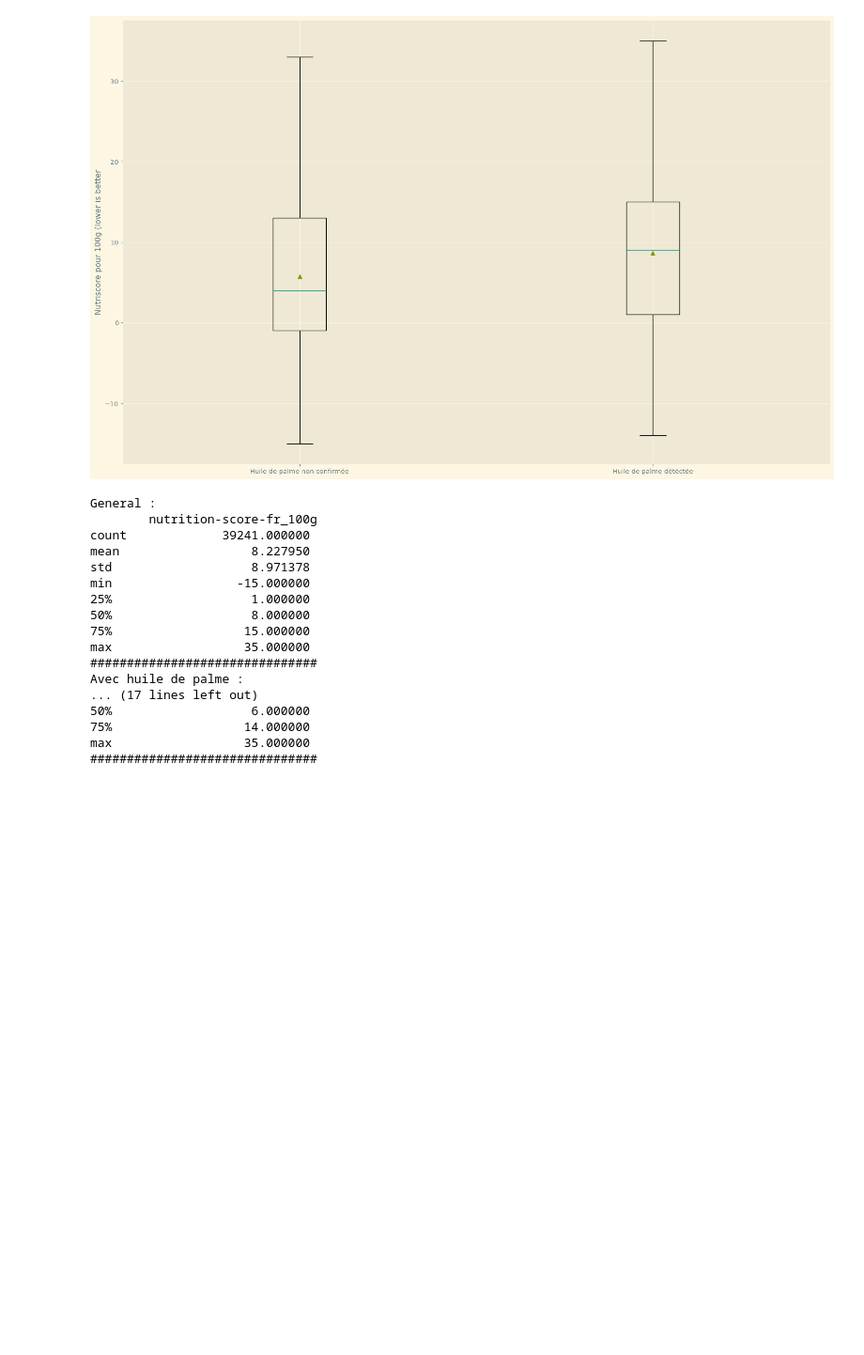
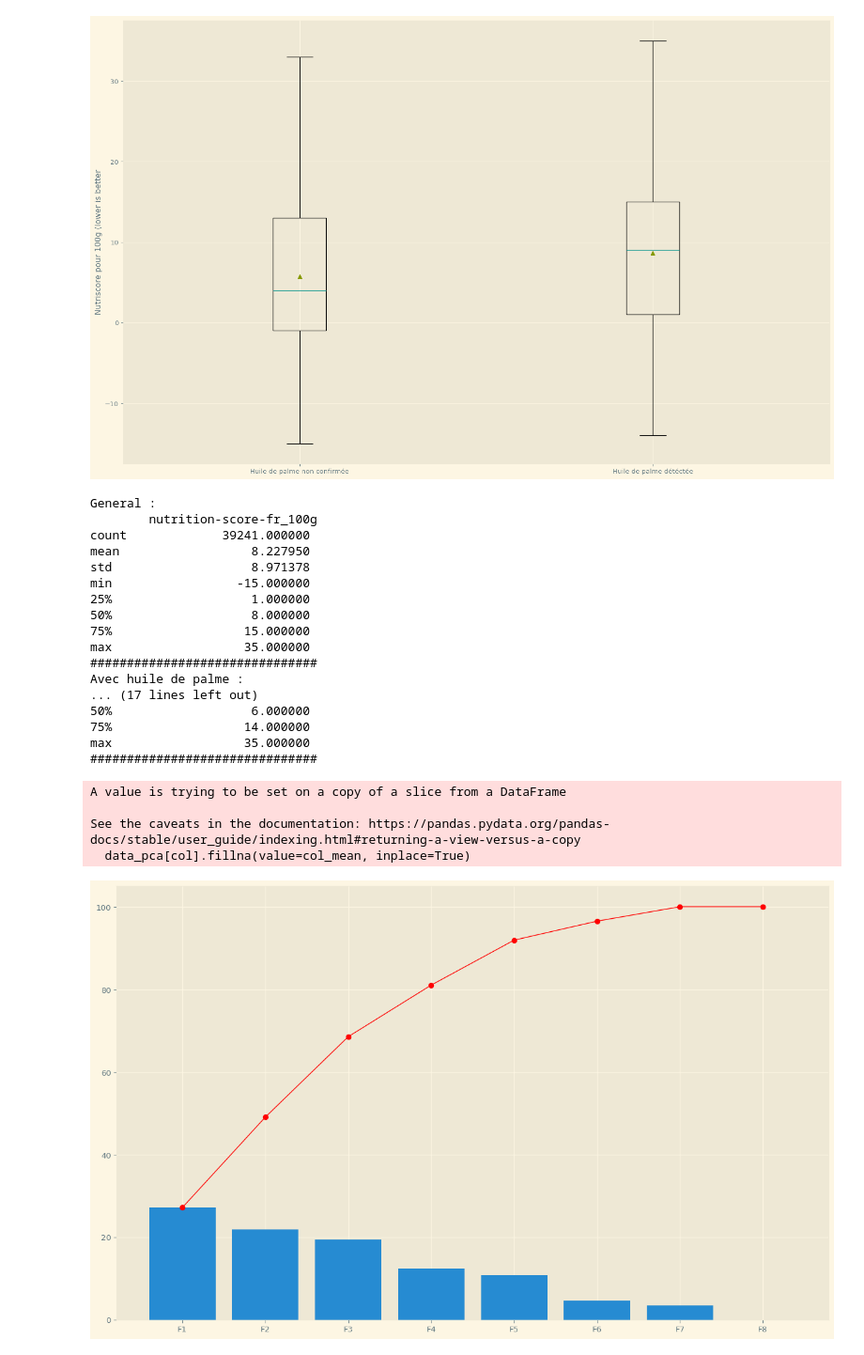
Before and after one commit to Psemp/ds_project_3, a Jupyter notebook: exploratory_analysis.ipynb, the cells around one changed output. Shown: that part at 94% size. Saved outputs shown, nothing was run; the diff lists cells and outputs as text; code cells hidden in the pictures; blank space fills up the shorter version.

```diff
--- a/exploratory_analysis.ipynb
+++ b/exploratory_analysis.ipynb
@@ -431,3 +433,43 @@ Avec huile de palme :
 75%                  14.000000
 max                  35.000000
 ###############################
+# %%
+columns_pca = [col for col in df_off.columns if col.endswith("100g") and not col.startswith("nutri")]
+data_pca = df_off[columns_pca]
+
+for col in data_pca.columns:
+    col_mean = data_pca[col].mean()
+    data_pca[col].fillna(value=col_mean, inplace=True)
+
+scaled_data = preprocessing.scale(data_pca)
+pca = PCA()
+pca.fit(scaled_data)
+pca_data = pca.transform(scaled_data)
+percentage_variation = np.round(pca.explained_variance_ratio_ * 100, decimals=1)
+
+labels = ["F" + str(c) for c in range (1, len(percentage_variation) + 1)]
+x_bars = np.arange(1, len(percentage_variation) + 1, 1)
+
+total_percentage = 0
+cummulative_percentage = np.cumsum(percentage_variation)
+
+fig, ax1 = plt.subplots(
+    ncols=1,
+    nrows=1,
+    figsize=(16, 10),
+    dpi=96,
+)
+
+ax1.bar(x=x_bars, height=percentage_variation)
+
+ax1.set_xticks(range(1, len(labels) +1, 1))
+ax1.set_xticklabels(labels)
+ax1.plot(ax1.get_xticks(), cummulative_percentage, marker="o", color="r", linewidth=1)
+
+plt.show()
+# %% [output]
+A value is trying to be set on a copy of a slice from a DataFrame
+
+See the caveats in the documentation: https://pandas.pydata.org/pandas-docs/stable/user_guide/indexing.html#returning-a-view-versus-a-copy
+  data_pca[col].fillna(value=col_mean, inplace=True)
+[figure, added]
```
Also changed, not shown: parts of 5 cells of this notebook.
